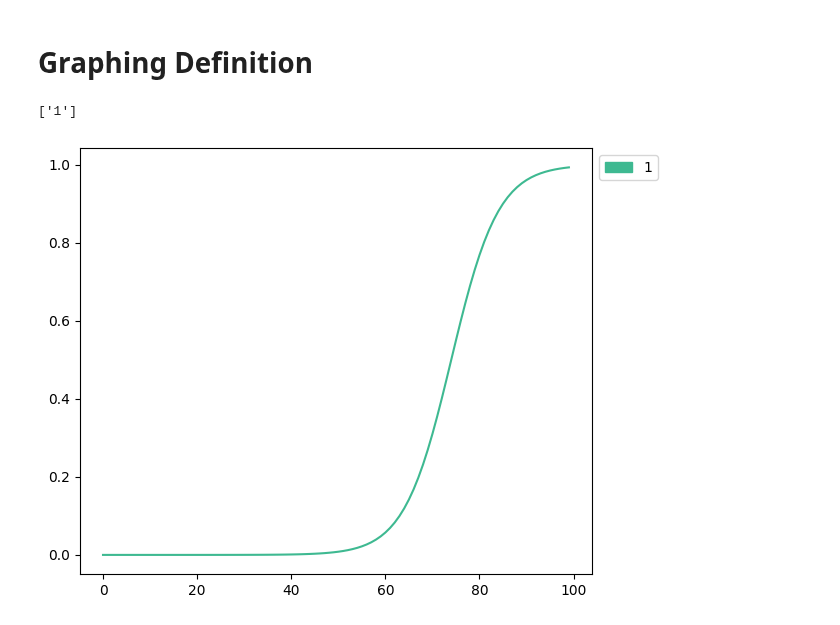
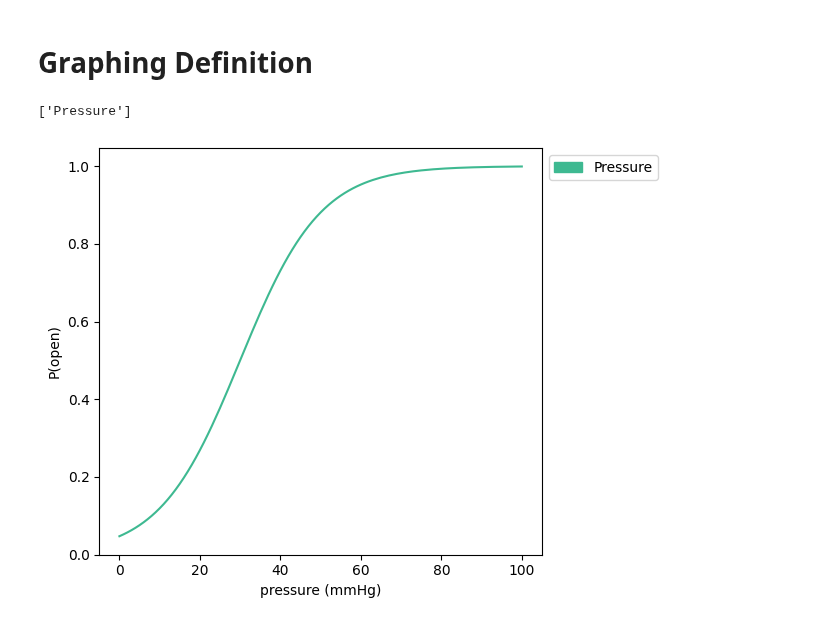
Before and after one commit to apapangelapeng/Neuron-Model, a Jupyter notebook: python_code/Piezo_Activation.ipynb, the cells around one changed output. Cells and saved outputs as stored; diff of their text form; code cells hidden in the pictures.

```diff
--- a/python_code/Piezo_Activation.ipynb
+++ b/python_code/Piezo_Activation.ipynb
@@ -27,14 +27,14 @@ def graph_df(data_frame:pd.DataFrame,begin_index=0,end_index=None):
     t = ",".join(column_name)
     plt.legend(handles, column_name, ncol=1, bbox_to_anchor=(1, 1))
     plt.plot()
-    # plt.xlabel('time (ms)')
-    # plt.ylabel('Voltage')
+    plt.xlabel('pressure (mmHg)')
+    plt.ylabel('P(open)')
     #ax.set_title(t)
     plt.tight_layout()
 # %%
 Piezo_activation = pd.DataFrame(pd.read_csv("../data_files/Piezo_Activation.csv"))
 #display(static_ap_df)
-graph_df(Piezo_activation,0,3)
+graph_df(Piezo_activation,0,1)
 # %% [output]
-['1']
+['Pressure']
-[figure, old version]
+[figure, new version]
```
Also changed, not shown: parts of 4 cells of this notebook, 2 other files.
